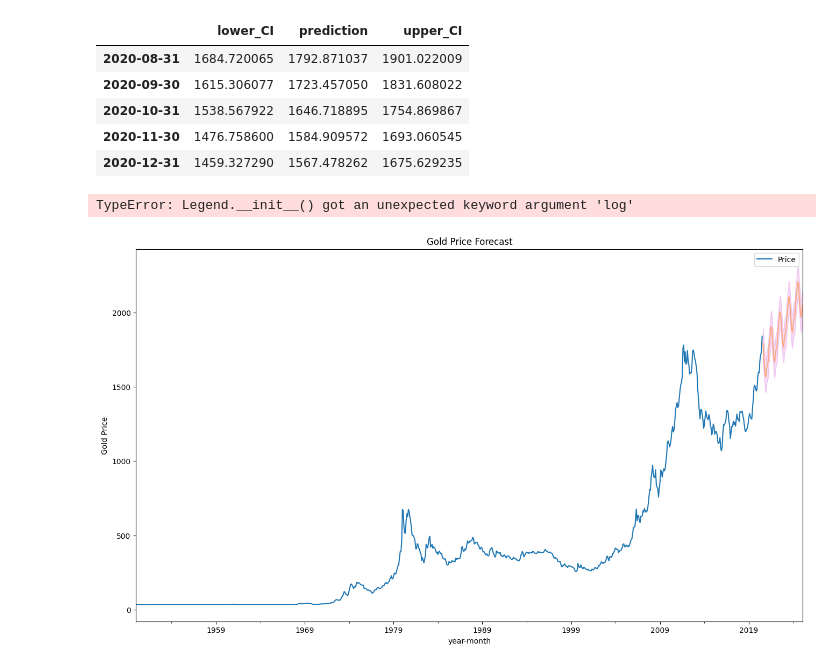
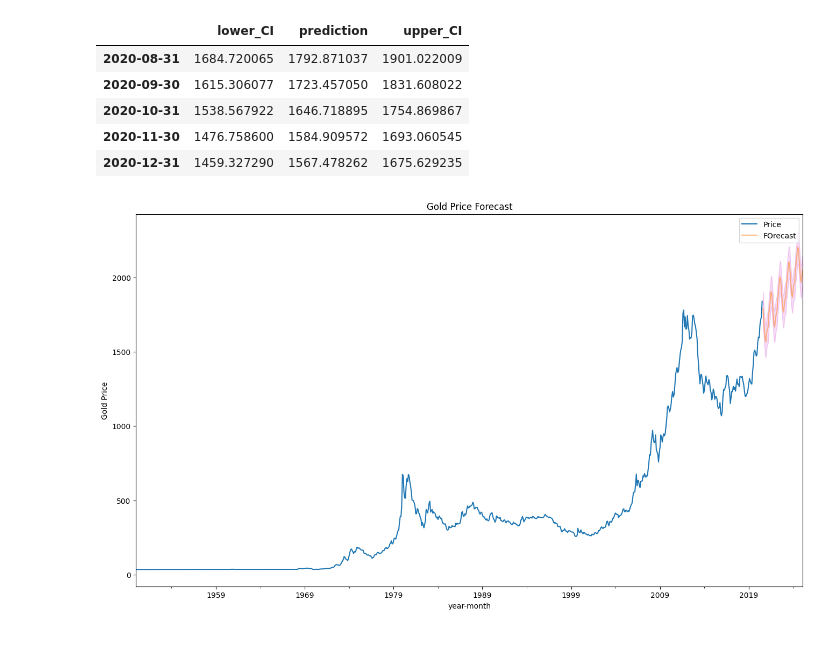
Before and after one commit to DikshantPatel2210/TimeSeries_Forecasting_Gold-Price, a Jupyter notebook: Gold_Monthly.ipynb, the cells around one changed output. Saved outputs shown, nothing was run; the diff lists cells and outputs as text; code cells hidden in the pictures.

```diff
--- a/Gold_Monthly.ipynb
+++ b/Gold_Monthly.ipynb
@@ -311,12 +311,11 @@ pred_df.head()
 # %%
 axis = df.plot(label = 'Actual', figsize = (16,9))
 pred_df["prediction"].plot(ax = axis, label = 'FOrecast', alpha = 0.5)
 axis.fill_between(pred_df.index, pred_df["lower_CI"],pred_df["upper_CI"],color = 'm', alpha = .15)
 axis.set_xlabel('year-month')
 axis.set_ylabel('Gold Price')
 plt.title('Gold Price Forecast')
-plt.legend(log = "best")
+plt.legend(loc = "best")
 plt.show()
 # %% [output]
-TypeError: Legend.__init__() got an unexpected keyword argument 'log'
-[figure, old version]
+[figure, new version]
```
